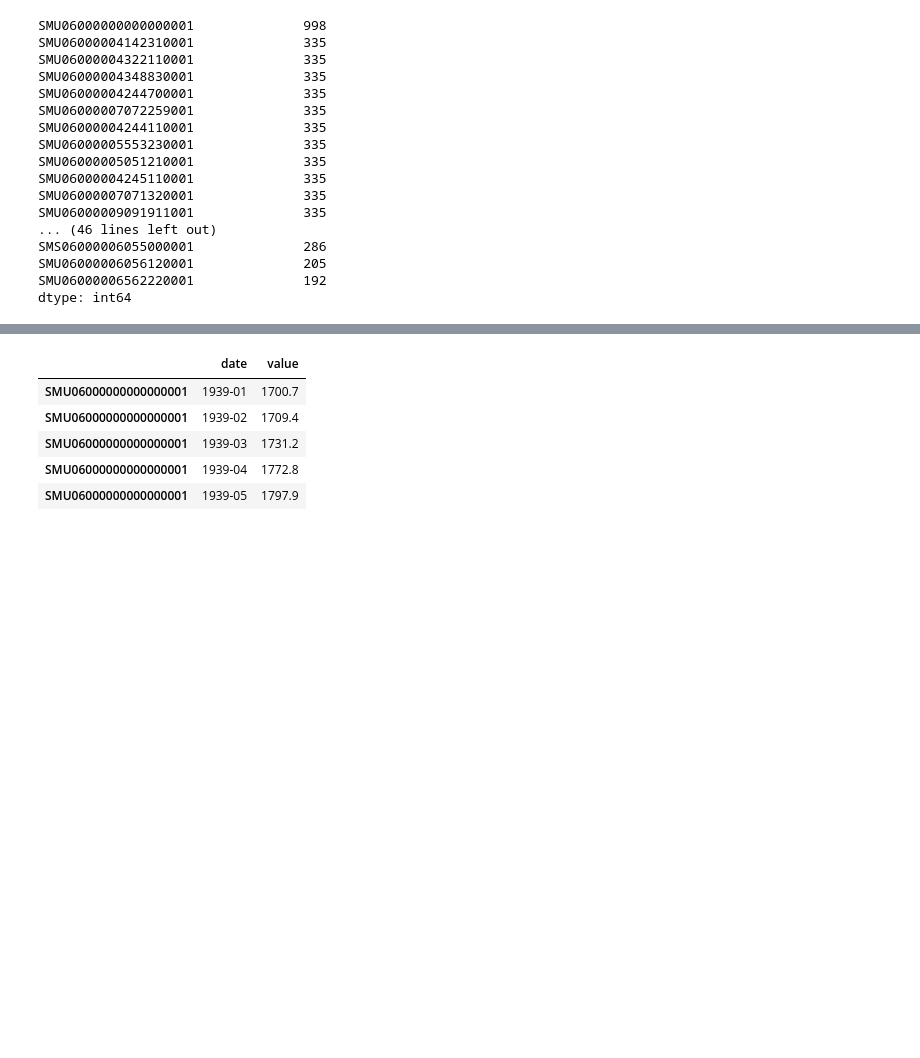
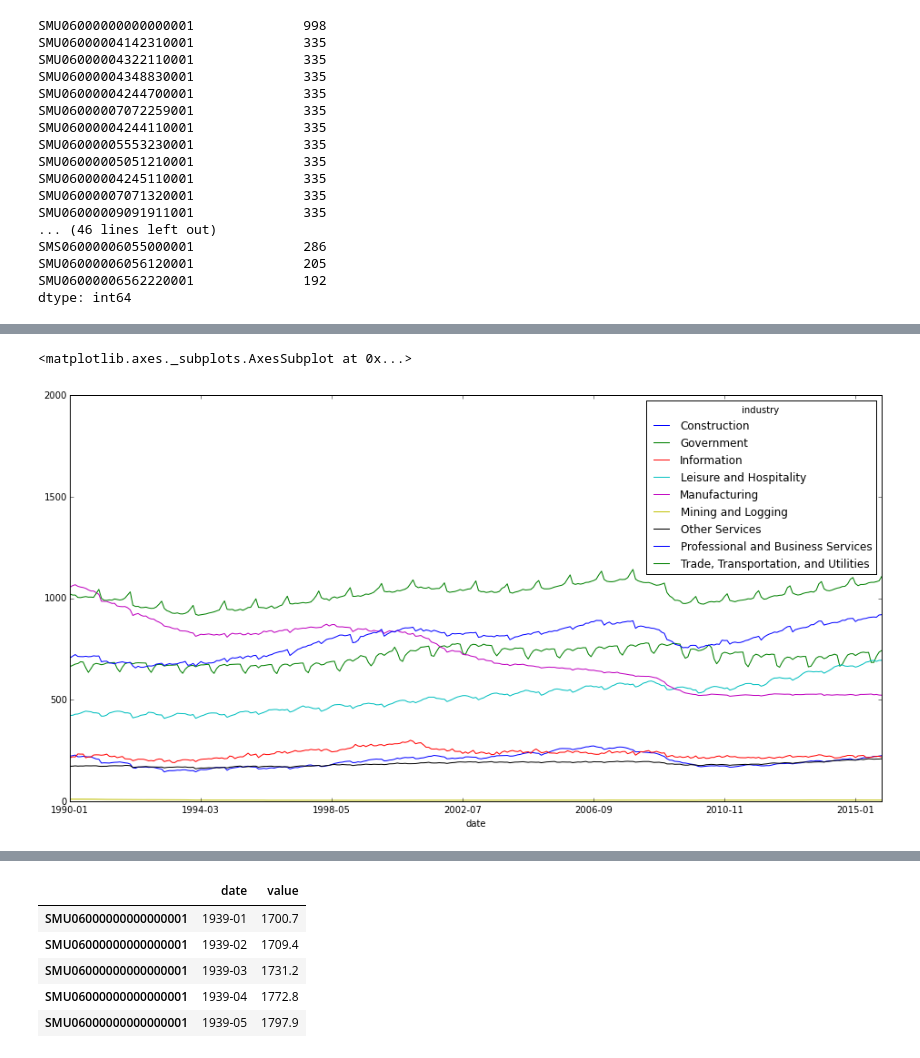
Before and after one commit to jbandlow/notebooks, a Jupyter notebook: BLS Data.ipynb, the cells around one changed output, grey strips where cells are left out. Cells and saved outputs as stored; diff of their text form; code cells hidden in the pictures; blank space fills up the shorter version.

```diff
--- a/BLS Data.ipynb
+++ b/BLS Data.ipynb
@@ -55,0 +98,3 @@ all_data['data_type'] = all_data.index.map(series_id_to_data_type)
+# %%
+top_levels = [test.loc[int(i*10e6)][0] for i in range(1,10)]
+top_levels
@@ -121,0 +145,9 @@ all_data.index = all_data.index.map(lambda x: x.strip())
+# %%
+test = all_data.query('area == "Los Angeles-Long Beach-Anaheim, CA" & '
+                      'data_type == "All Employees, In Thousands" & '
+                      'period_type == "monthly" & ~seasonally_adjusted')
+# %%
+test = test[test.industry.isin(top_levels)]
+# %%
+by_date = test[['date', 'industry', 'value']].set_index('date').sort_index()
+by_date[['value']] = by_date[['value']].astype(float)
@@ -121,0 +162,5 @@ all_data.index = all_data.index.map(lambda x: x.strip())
+# %%
+by_date.reset_index().pivot(columns='industry', values='value', index='date').plot(ylim=(0,2000))
+# %% [output]
+<matplotlib.axes._subplots.AxesSubplot at 0x...>
+[figure, added]
```
Also changed, not shown: parts of 30 cells of this notebook.
